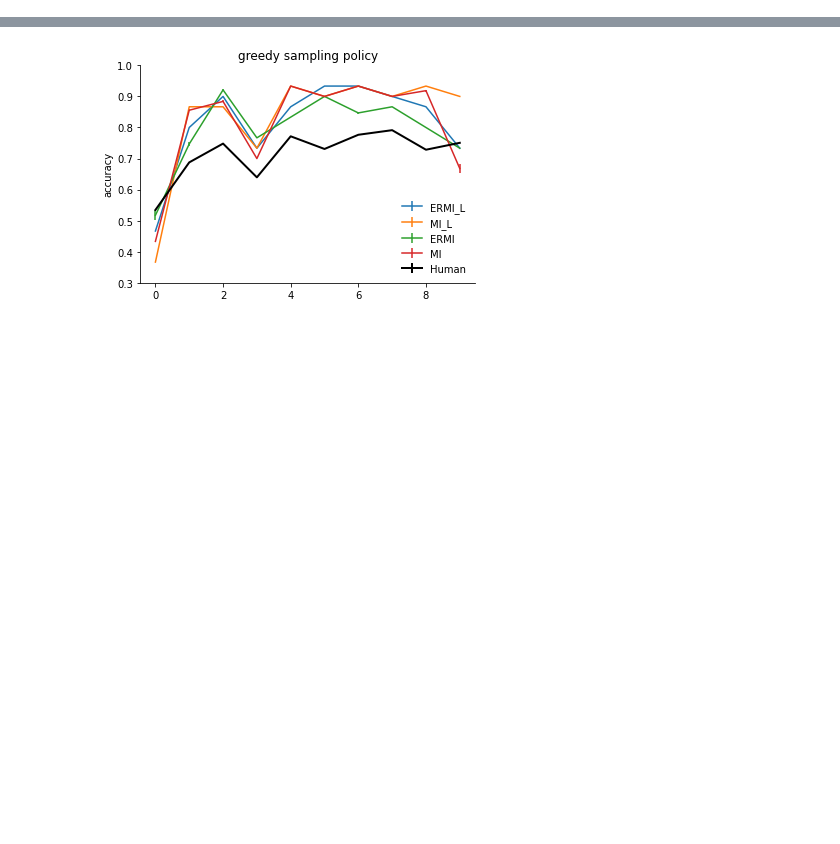
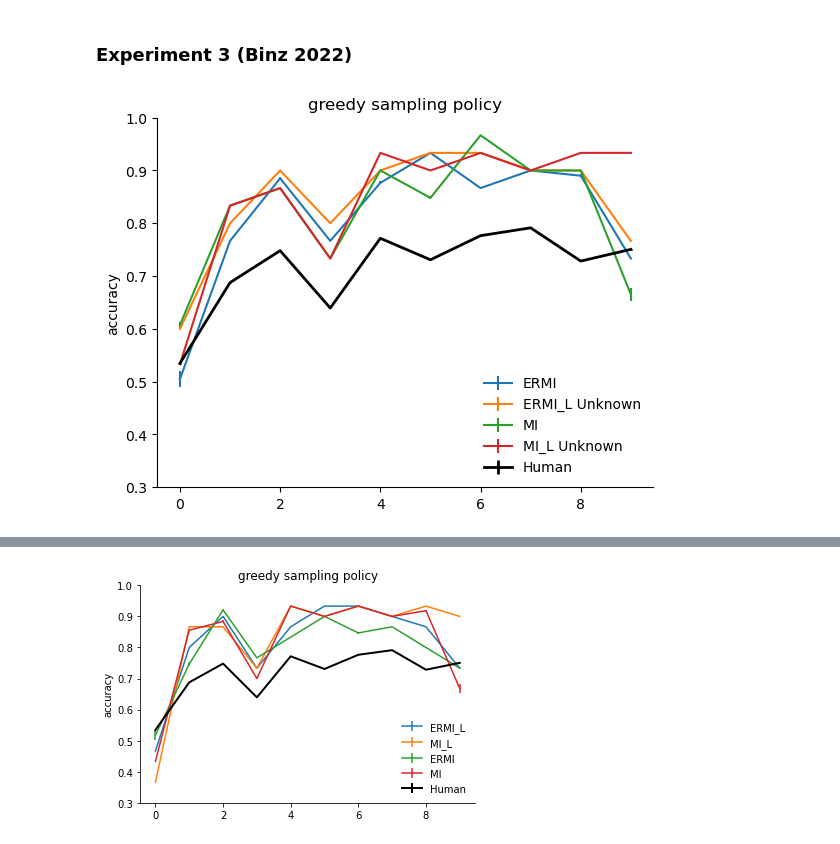
Before and after one commit to akjagadish/ermi, a Jupyter notebook: notebooks/figures.ipynb, the cells around one changed output, grey strips where cells are left out. Drawn from its saved outputs; the diff is of its cells as text; code cells hidden in the pictures; blank space fills up the shorter version.

```diff
--- a/notebooks/figures.ipynb
+++ b/notebooks/figures.ipynb
@@ -15,0 +105,27 @@ SYS_PATH = '/u/ajagadish/ermi' #'/raven/u/ajagadish/vanilla-llama/'
+# %% [markdown]
+### Experiment 3 (Binz 2022)
+# %%
+experiment_id=3
+num_tasks = data.task.max()+1
+policy='greedy'
+data = pd.read_csv(f'/u/ajagadish/ermi/decisionmaking/data/human/binz2022heuristics_exp{experiment_id}.csv')
+results_ermi = np.load(f'/u/ajagadish/ermi/decisionmaking/data/model_simulation/task=binz2022_experiment={experiment_id}_source=claude_condition=unknown_loss=nll_paired=False_policy=greedy.npz')
+results_mi = np.load(f'/u/ajagadish/ermi/decisionmaking/data/model_simulation/task=binz2022_experiment={experiment_id}_source=synthetic_condition=unknown_loss=nll_paired=False_policy=greedy.npz')
+results_mi_paired_unknown = np.load(f'/u/ajagadish/ermi/decisionmaking/data/model_simulation/task=binz2022_experiment={experiment_id}_source=synthetic_condition=unknown_loss=nll_paired=True_policy=greedy.npz')
+results_ermi_paired_unknown = np.load(f'/u/ajagadish/ermi/decisionmaking/data/model_simulation/task=binz2022_experiment={experiment_id}_source=claude_condition=unknown_loss=nll_paired=True_policy=greedy.npz')
+
+
+plt.errorbar(x=np.arange(10), y=(results_ermi['per_trial_model_accuracy']/num_tasks).mean(0),yerr=(results_ermi['per_trial_model_accuracy']/num_tasks).std(0)/np.sqrt(num_tasks), label='ERMI')
+plt.errorbar(x=np.arange(10), y=(results_ermi_paired_unknown['per_trial_model_accuracy']/num_tasks).mean(0),yerr=(results_ermi_paired_unknown['per_trial_model_accuracy']/num_tasks).std(0)/np.sqrt(num_tasks), label='ERMI_L Unknown')
+plt.errorbar(x=np.arange(10), y=(results_mi['per_trial_model_accuracy']/num_tasks).mean(0),yerr=(results_mi['per_trial_model_accuracy']/num_tasks).std(0)/np.sqrt(num_tasks), label='MI')
+plt.errorbar(x=np.arange(10), y=(results_mi_paired_unknown['per_trial_model_accuracy']/num_tasks).mean(0),yerr=(results_mi_paired_unknown['per_trial_model_accuracy']/num_tasks).std(0)/np.sqrt(num_tasks), label='MI_L Unknown')
+plt.errorbar(x=np.arange(10), y=(results_mi_paired_unknown['per_trial_human_accuracy']/num_tasks).mean(0),yerr=(results_mi_paired_unknown['human_accuracy']/num_tasks).std(0)/np.sqrt(num_tasks), c='k', lw=2, label='Human')
+
+plt.ylabel('accuracy')
+plt.ylim(0.3, 1.) # set y axis limit between 0.5 and 1.
+sns.despine()
+plt.title(f"{policy} sampling policy")
+plt.legend(frameon=False)
+plt.show()
+# %% [output]
+[figure, added]
```
Also changed, not shown: parts of 6 cells of this notebook, 1 other file.
